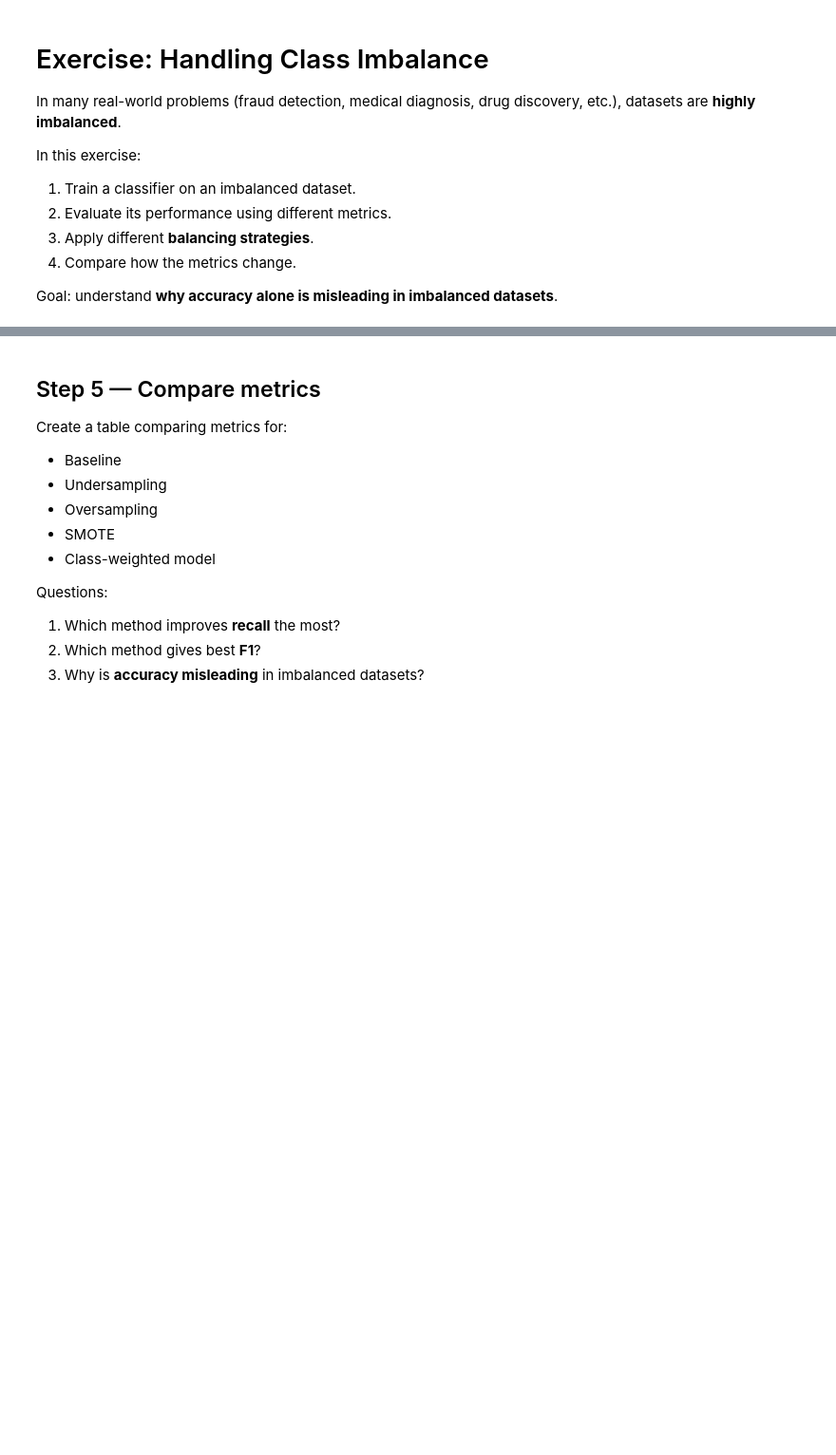
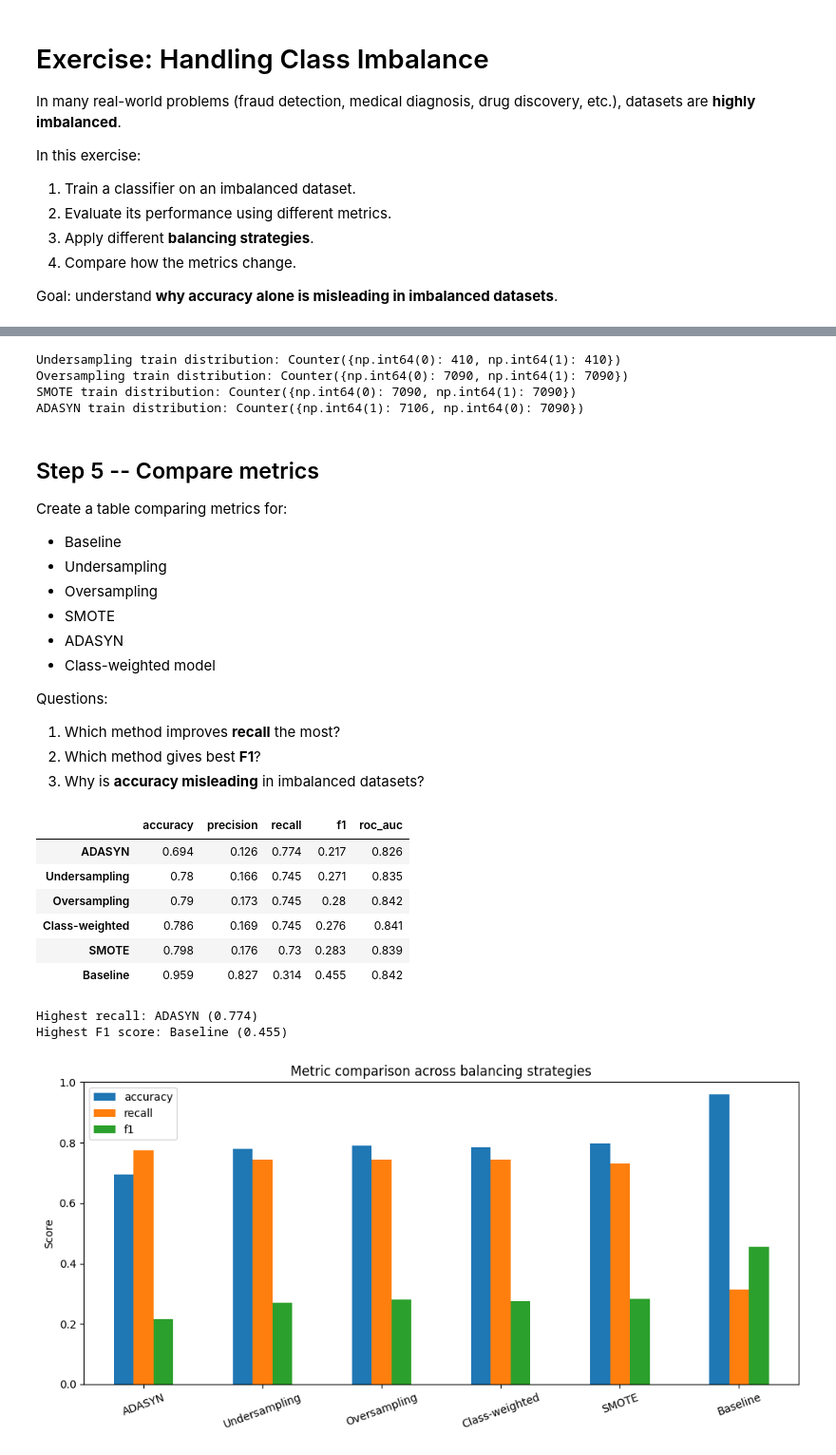
Before and after one commit to PabloRodriguezElvira/Lab_ML, a Jupyter notebook: Lab5/ml05_metrics_exercise.ipynb, the cells around one changed output, grey strips where cells are left out. Shown at 95% size. Drawn from its saved outputs; the diff is of its cells as text; code cells hidden in the pictures; blank space fills up the shorter version.

```diff
--- a/Lab5/ml05_metrics_exercise.ipynb
+++ b/Lab5/ml05_metrics_exercise.ipynb
@@ -62,7 +123,32 @@ Train the same model using:
 # %%
-# TODO: apply balancing methods
+# I decided to add ADASYN method because it complements well SMOTE.
+# It is also syntetic oversampling but it focuses more on areas where the border is more difficult.
+samplers = {
+    'Undersampling': RandomUnderSampler(random_state=RANDOM_STATE),
+    'Oversampling': RandomOverSampler(random_state=RANDOM_STATE),
+    'SMOTE': SMOTE(random_state=RANDOM_STATE),
+    'ADASYN': ADASYN(random_state=RANDOM_STATE),
+}
+
+for name, sampler in samplers.items():
+    X_resampled, y_resampled = sampler.fit_resample(X_train, y_train)
+    print(f'{name} train distribution: {Counter(y_resampled)}')
+    model = LogisticRegression(max_iter=1000, random_state=RANDOM_STATE)
+    results[name] = evaluate_model(model, X_resampled, y_resampled, X_test, y_test, name)
+
+weighted_model = LogisticRegression(
+    max_iter=1000, class_weight='balanced', random_state=RANDOM_STATE
+)
+results['Class-weighted'] = evaluate_model(
+    weighted_model, X_train, y_train, X_test, y_test, 'Class-weighted'
+)
+# %% [output]
+Undersampling train distribution: Counter({np.int64(0): 410, np.int64(1): 410})
+Oversampling train distribution: Counter({np.int64(0): 7090, np.int64(1): 7090})
+SMOTE train distribution: Counter({np.int64(0): 7090, np.int64(1): 7090})
+ADASYN train distribution: Counter({np.int64(1): 7106, np.int64(0): 7090})
 # %% [markdown]
-## Step 5 — Compare metrics
+## Step 5 -- Compare metrics
 
 Create a table comparing metrics for:
 
@@ -70,6 +156,7 @@ Create a table comparing metrics for:
 - Undersampling
 - Oversampling
 - SMOTE
+- ADASYN
 - Class-weighted model
 
 Questions:
@@ -77,4 +164,32 @@ Questions:
 2. Which method gives best **F1**?
 3. Why is **accuracy misleading** in imbalanced datasets?
 # %%
-# TODO: results comparison
+results_df = pd.DataFrame(results).T[['accuracy', 'precision', 'recall', 'f1', 'roc_auc']]
+results_df = results_df.sort_values(by='recall', ascending=False)
+display(results_df.round(3))
+
+best_recall = results_df['recall'].idxmax()
+best_f1 = results_df['f1'].idxmax()
+
+print(f'Highest recall: {best_recall} ({results_df.loc[best_recall, "recall"]:.3f})')
+print(f'Highest F1 score: {best_f1} ({results_df.loc[best_f1, "f1"]:.3f})')
+
+ax = results_df[['accuracy', 'recall', 'f1']].plot(
+    kind='bar', figsize=(10, 5), ylim=(0, 1), rot=20
+)
+ax.legend(fontsize=10)
+ax.set_title('Metric comparison across balancing strategies')
+ax.set_ylabel('Score')
+plt.tight_layout()
+plt.show()
+# %% [output]
+|  | accuracy | precision | recall | f1 | roc_auc |
+| ADASYN | 0.694 | 0.126 | 0.774 | 0.217 | 0.826 |
+| Undersampling | 0.78 | 0.166 | 0.745 | 0.271 | 0.835 |
+| Oversampling | 0.79 | 0.173 | 0.745 | 0.28 | 0.842 |
+| Class-weighted | 0.786 | 0.169 | 0.745 | 0.276 | 0.841 |
+| SMOTE | 0.798 | 0.176 | 0.73 | 0.283 | 0.839 |
+| Baseline | 0.959 | 0.827 | 0.314 | 0.455 | 0.842 |
+Highest recall: ADASYN (0.774)
+Highest F1 score: Baseline (0.455)
+[figure, added]
```
Also changed, not shown: parts of 8 cells of this notebook, 1 other file.
